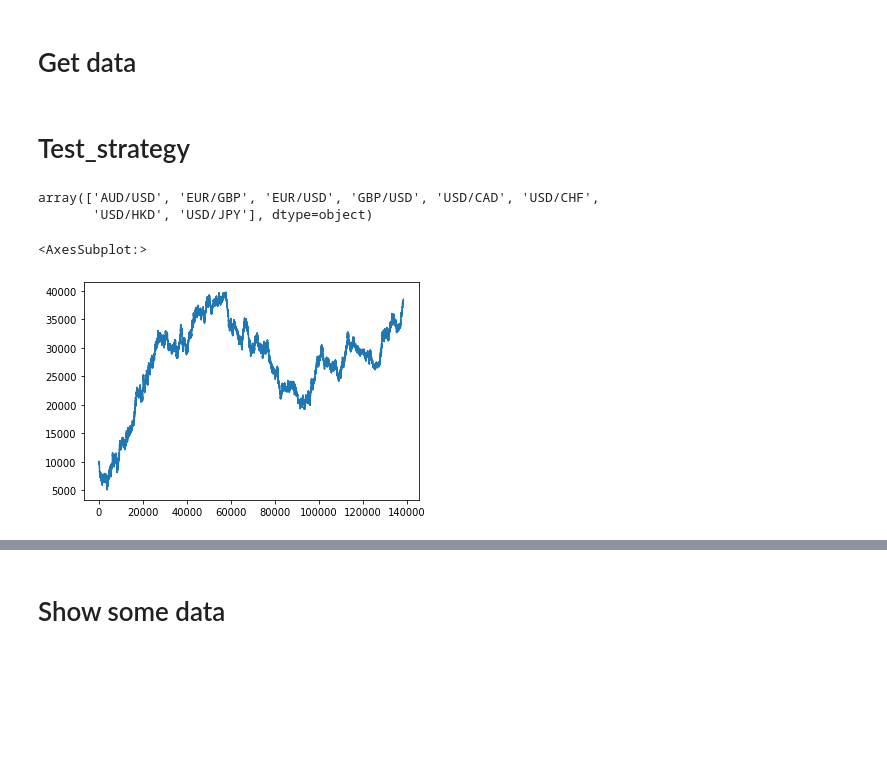
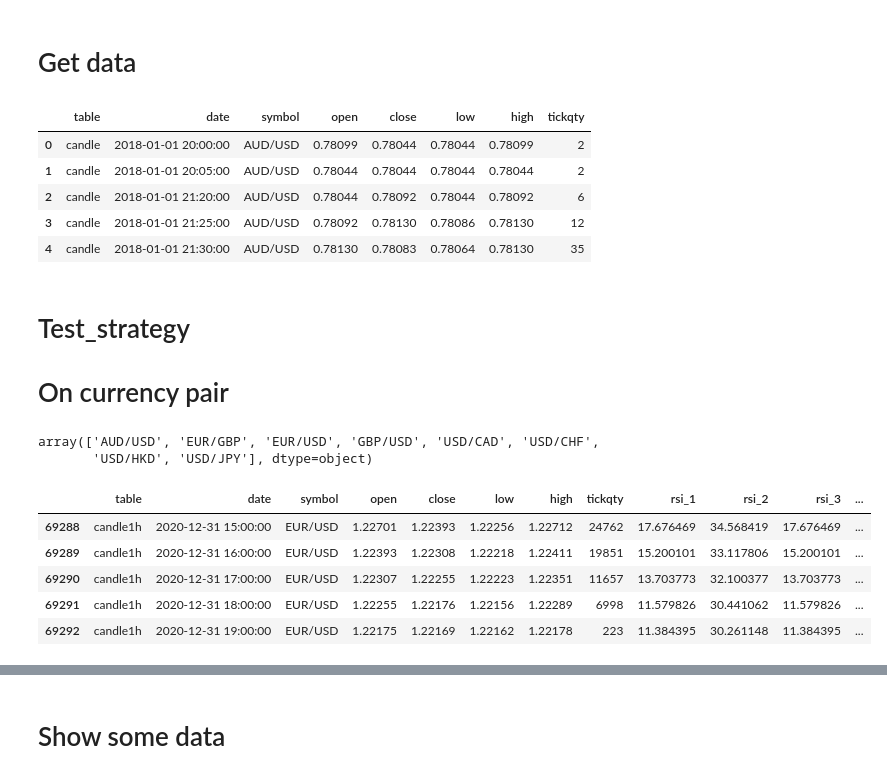
Before and after one commit to lhericourt/trading, a Jupyter notebook: notebooks/test_strategy.ipynb, the cells around one changed output, grey strips where cells are left out. Saved outputs shown, nothing was run; the diff lists cells and outputs as text; code cells hidden in the pictures; blank space fills up the shorter version.

```diff
--- a/notebooks/test_strategy.ipynb
+++ b/notebooks/test_strategy.ipynb
@@ -23,8 +28,18 @@ start_date = '2010-01-01'
 end_date = '2021-01-01'
 
 candles = get_candles(dsn, schema, start_date, end_date)
+# %%
+candles.head()
+# %% [output]
+|  | table | date | symbol | open | close | low | high | tickqty |
+| 0 | candle | 2018-01-01 20:00:00 | AUD/USD | 0.78099 | 0.78044 | 0.78044 | 0.78099 | 2 |
+| 1 | candle | 2018-01-01 20:05:00 | AUD/USD | 0.78044 | 0.78044 | 0.78044 | 0.78044 | 2 |
+| 2 | candle | 2018-01-01 21:20:00 | AUD/USD | 0.78044 | 0.78092 | 0.78044 | 0.78092 | 6 |
+| 3 | candle | 2018-01-01 21:25:00 | AUD/USD | 0.78092 | 0.78130 | 0.78086 | 0.78130 | 12 |
+| 4 | candle | 2018-01-01 21:30:00 | AUD/USD | 0.78130 | 0.78083 | 0.78064 | 0.78130 | 35 |
 # %% [markdown]
 # Test_strategy
+# On currency pair
 # %%
 candles['symbol'].unique()
 # %% [output]
@@ -35 +48,5 @@ candles_EURUSD = candles[(candles['table'] == 'candle30m') & (candles['symbol']
+# %%
+mask = (candles['table'].isin(['candle1h', 'candle4h', 'candle1d'])) & (candles['symbol'] == 'USD/CHF')
+mask = (candles['table'] == 'candle1h') & (candles['symbol'] == 'EUR/USD')
+candles_EURUSD = candles[mask]
 # %%
@@ -36,0 +54,4 @@ strat = Ema5Ema8(candles_EURUSD, AnnualGranularity.MIN_30.value, stop_loss_pips=
+# %%
+#stoploss = StopLossFix(stop=5e-4, profit=5e-3)
+stoploss = StopLossATR(stop=1, profit=2)
+#stoploss = StopLossWithConstraint(column='ema200_1h')
@@ -41,5 +62,9 @@ strat.compute_return()
 # %%
-strat.data['return_cumsum'].plot()
+strat.data.tail()
 # %% [output]
-<AxesSubplot:>
-[figure, removed]
+|  | table | date | symbol | open | close | low | high | tickqty | rsi_1 | rsi_2 | rsi_3 | ... |
+| 69288 | candle1h | 2020-12-31 15:00:00 | EUR/USD | 1.22701 | 1.22393 | 1.22256 | 1.22712 | 24762 | 17.676469 | 34.568419 | 17.676469 | ... |
+| 69289 | candle1h | 2020-12-31 16:00:00 | EUR/USD | 1.22393 | 1.22308 | 1.22218 | 1.22411 | 19851 | 15.200101 | 33.117806 | 15.200101 | ... |
+| 69290 | candle1h | 2020-12-31 17:00:00 | EUR/USD | 1.22307 | 1.22255 | 1.22223 | 1.22351 | 11657 | 13.703773 | 32.100377 | 13.703773 | ... |
+| 69291 | candle1h | 2020-12-31 18:00:00 | EUR/USD | 1.22255 | 1.22176 | 1.22156 | 1.22289 | 6998 | 11.579826 | 30.441062 | 11.579826 | ... |
+| 69292 | candle1h | 2020-12-31 19:00:00 | EUR/USD | 1.22175 | 1.22169 | 1.22162 | 1.22178 | 223 | 11.384395 | 30.261148 | 11.384395 | ... |
```
Also changed, not shown: parts of 18 cells of this notebook, 12 other files.
